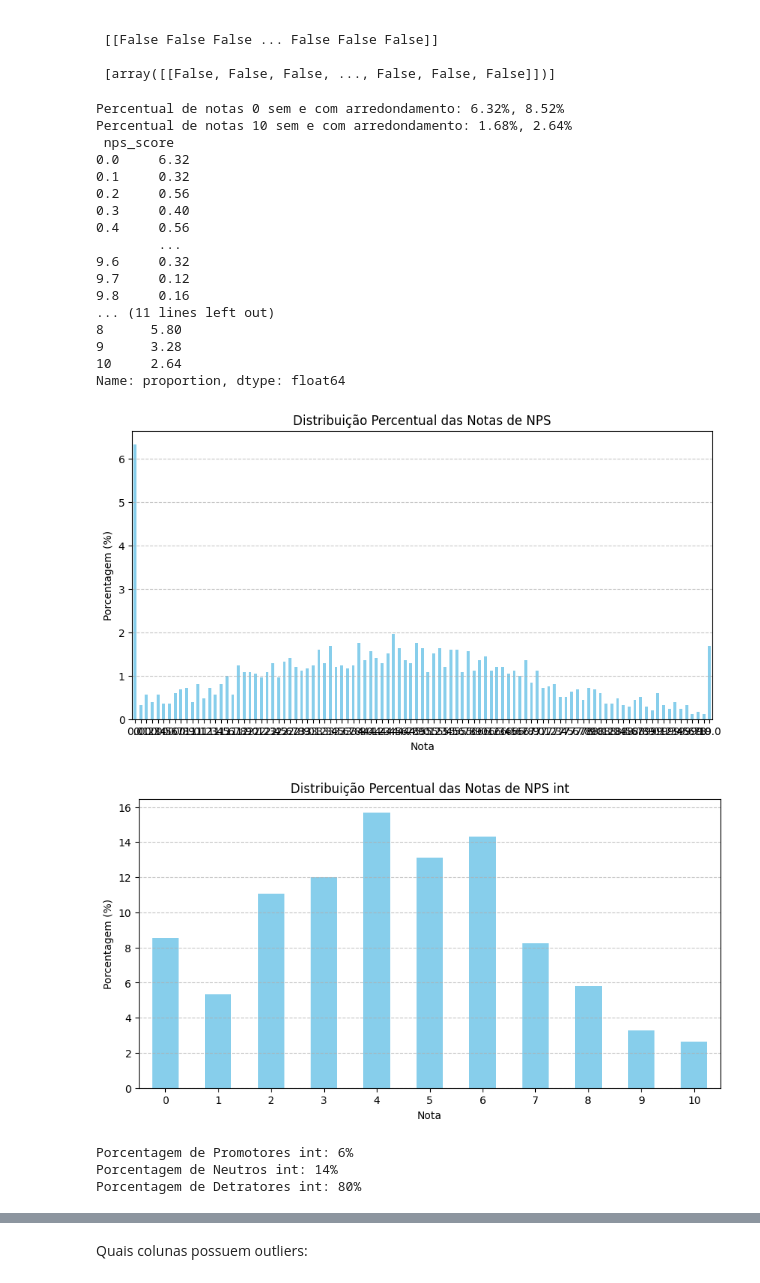
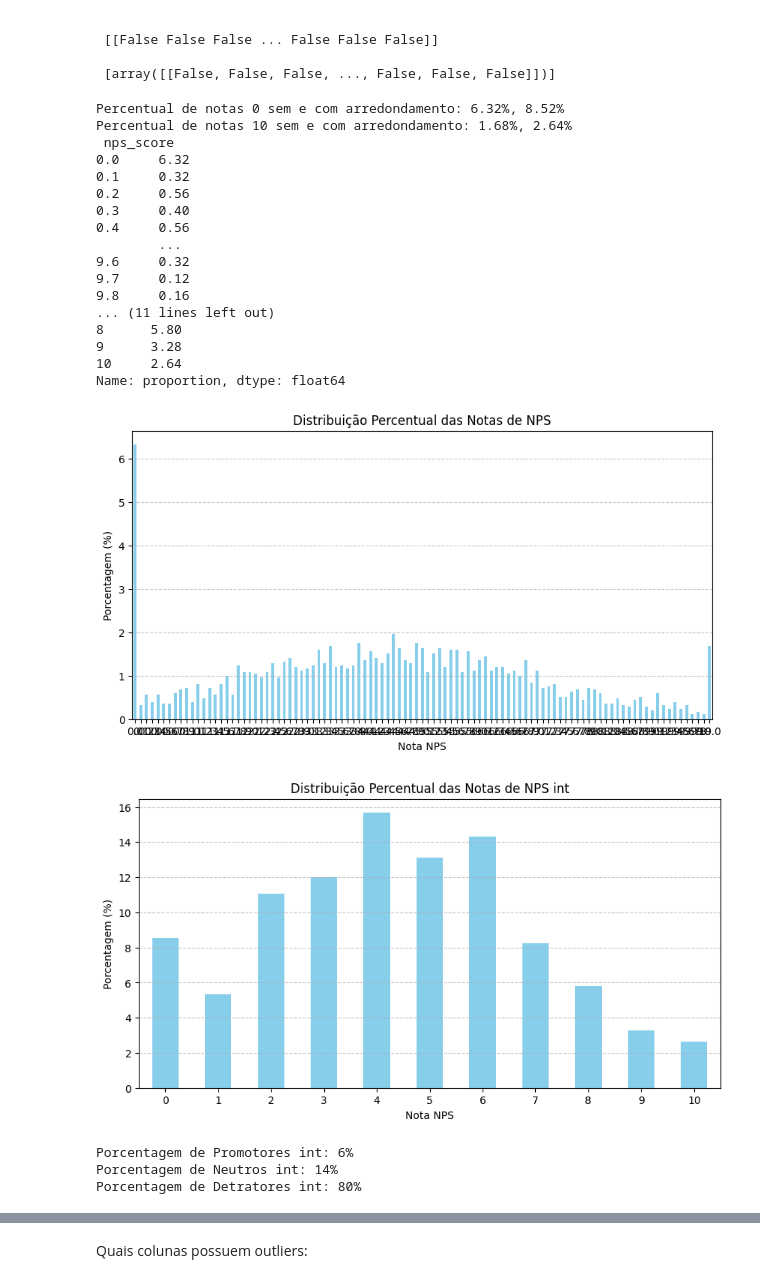
Before and after one commit to ceciliafujita/FIAP_1IAST, a Jupyter notebook: IAST1_TechChallenge_Fase1.ipynb, the cells around one changed output, grey strips where cells are left out. Cells and saved outputs as stored; diff of their text form; code cells hidden in the pictures.

```diff
--- a/IAST1_TechChallenge_Fase1.ipynb
+++ b/IAST1_TechChallenge_Fase1.ipynb
@@ -174,7 +175,7 @@ plt.figure(figsize=(10, 5))
 distribuicao_nps.plot(kind='bar', color='skyblue')
 
 plt.title('Distribuição Percentual das Notas de NPS')
-plt.xlabel('Nota')
+plt.xlabel('Nota NPS')
 plt.ylabel('Porcentagem (%)')
 plt.xticks(rotation=0)
 plt.grid(axis='y', linestyle='--', alpha=0.7)
@@ -185,42 +186,42 @@ plt.figure(figsize=(10, 5))
 distribuicao_nps_int.plot(kind='bar', color='skyblue')
 
 plt.title('Distribuição Percentual das Notas de NPS int')
-plt.xlabel('Nota')
+plt.xlabel('Nota NPS')
 plt.ylabel('Porcentagem (%)')
 plt.xticks(rotation=0)
 plt.grid(axis='y', linestyle='--', alpha=0.7)
 plt.show()
 
 
 #---
 promotores_int = nps_df.nps_int_score.isin([9, 10]).mean() * 100
 print(f"Porcentagem de Promotores int: {promotores_int:.0f}%")
 
 neutros_int = nps_df.nps_int_score.isin([7, 8]).mean() * 100
 print(f"Porcentagem de Neutros int: {neutros_int :.0f}%")
 
 detratores_int = nps_df.nps_int_score.isin([0, 1, 2, 3, 4, 5, 6]).mean() * 100
 print(f"Porcentagem de Detratores int: {detratores_int:.0f}%")
 # %% [output]
 Percentual de notas 0 sem e com arredondamento: 6.32%, 8.52%
 Percentual de notas 10 sem e com arredondamento: 1.68%, 2.64%
  nps_score
 0.0     6.32
 0.1     0.32
 0.2     0.56
 0.3     0.40
 0.4     0.56
         ...
 9.6     0.32
 9.7     0.12
 9.8     0.16
 ... (11 lines left out)
 8      5.80
 9      3.28
 10     2.64
 Name: proportion, dtype: float64
-[figure, old version]
+[figure, new version]
-[figure, old version]
+[figure, new version]
 Porcentagem de Promotores int: 6%
 Porcentagem de Neutros int: 14%
 Porcentagem de Detratores int: 80%
```
Also changed, not shown: parts of 3 cells of this notebook.
